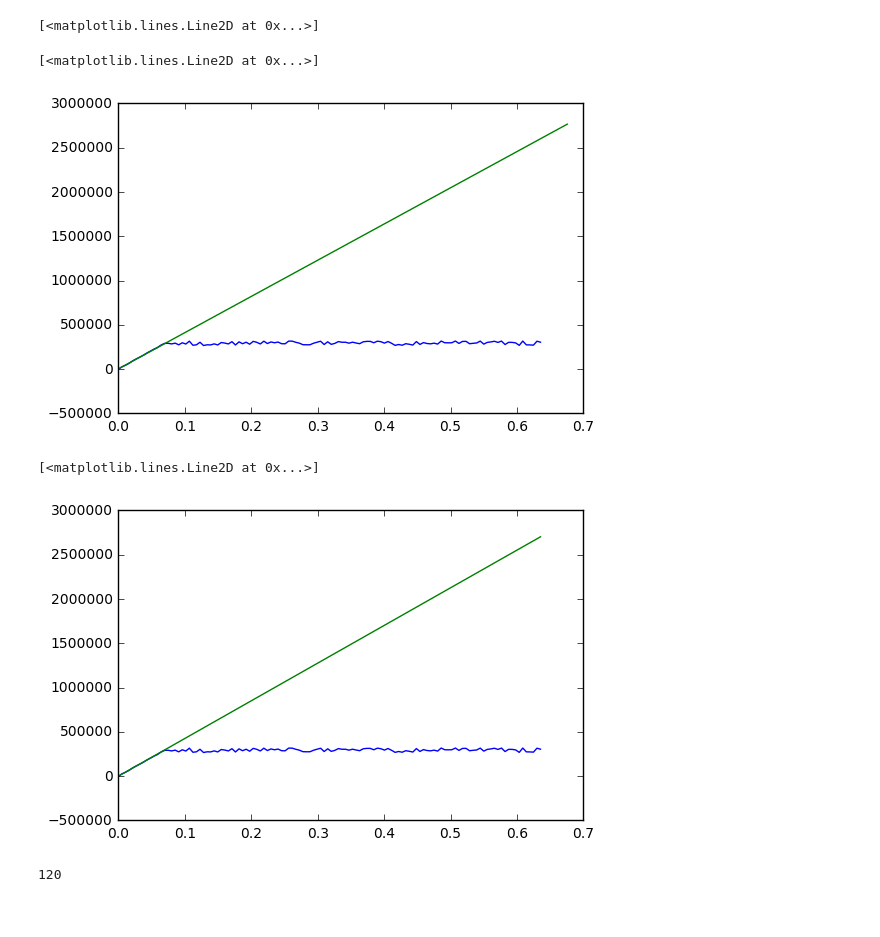
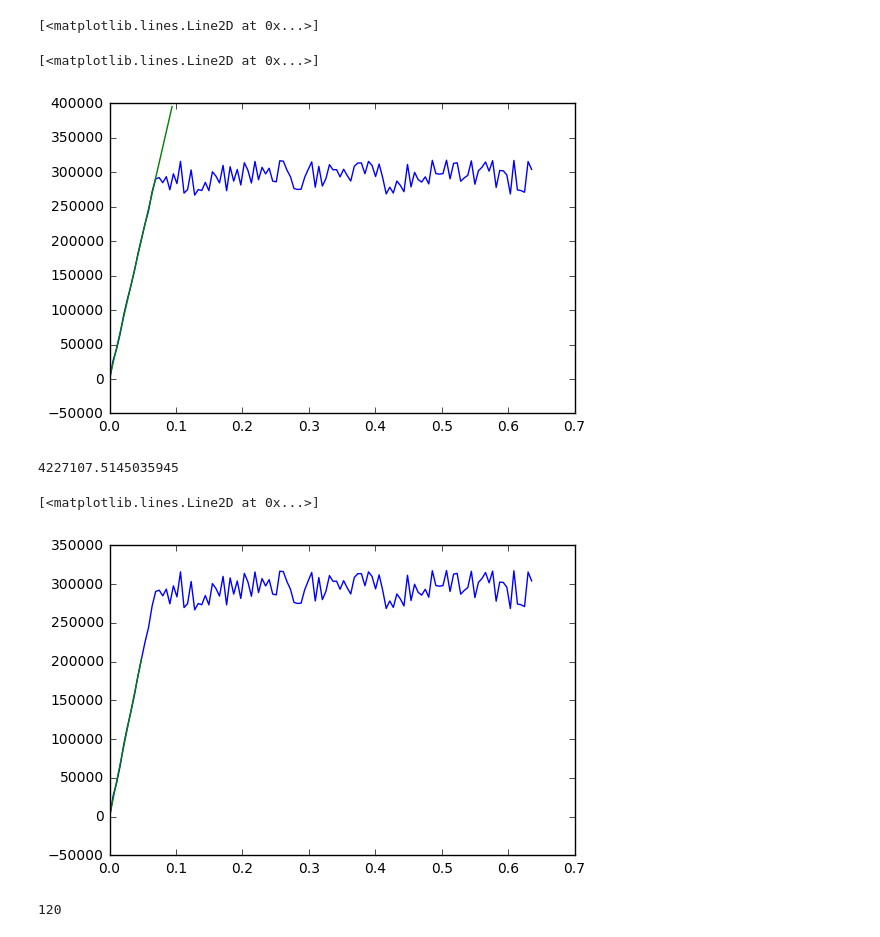
Before and after one commit to mse150s21/project1, a Jupyter notebook: Jalen Scratch.ipynb, the cells around one changed output. Cells and saved outputs as stored; diff of their text form; code cells hidden in the pictures.

```diff
--- a/Jalen Scratch.ipynb
+++ b/Jalen Scratch.ipynb
@@ -11,28 +11,30 @@ plt.plot(a[:,0],a[:,1])
 matplotlib inline
 # %%
 plt.plot(a[:,0],a[:,1])
-stop = 15
+stop = 12
 x = a[:stop,0]
 y = a[:stop,1]
 a = numpy.loadtxt('samples/1.raw',skiprows=1,delimiter=',')
 a_1, a_0 = numpy.polyfit(x,y,1)
 fit = numpy.poly1d((a_1,a_0))
-plt.plot(a[:,0],fit(a[:,0]))
+plt.plot(a[:stop,0],fit(a[:stop,0]))
 # %% [output]
 [<matplotlib.lines.Line2D at 0x...>]
-[figure, old version]
+[figure, new version]
 # %%
-stop = 7
+stop = 10
 x = a[:stop,0]
 y = a[:stop,1]
 a = numpy.loadtxt('samples/2.raw',skiprows=1,delimiter=',')
 plt.plot(a[:,0],a[:,1])
 a_1, a_0 = numpy.polyfit(x,y,1)
+print(a_1)
 fit = numpy.poly1d((a_1,a_0))
-plt.plot(a[:,0],fit(a[:,0]))
+plt.plot(a[:stop,0],fit(a[:stop,0]))
 # %% [output]
-[<matplotlib.lines.Line2D at 0x...>]
+4227107.5145035945
+[<matplotlib.lines.Line2D at 0x...>]
-[figure, old version]
+[figure, new version]
 # %%
 b = numpy.loadtxt('samples/2.raw',skiprows=1,delimiter=',')
 len(b)
```
